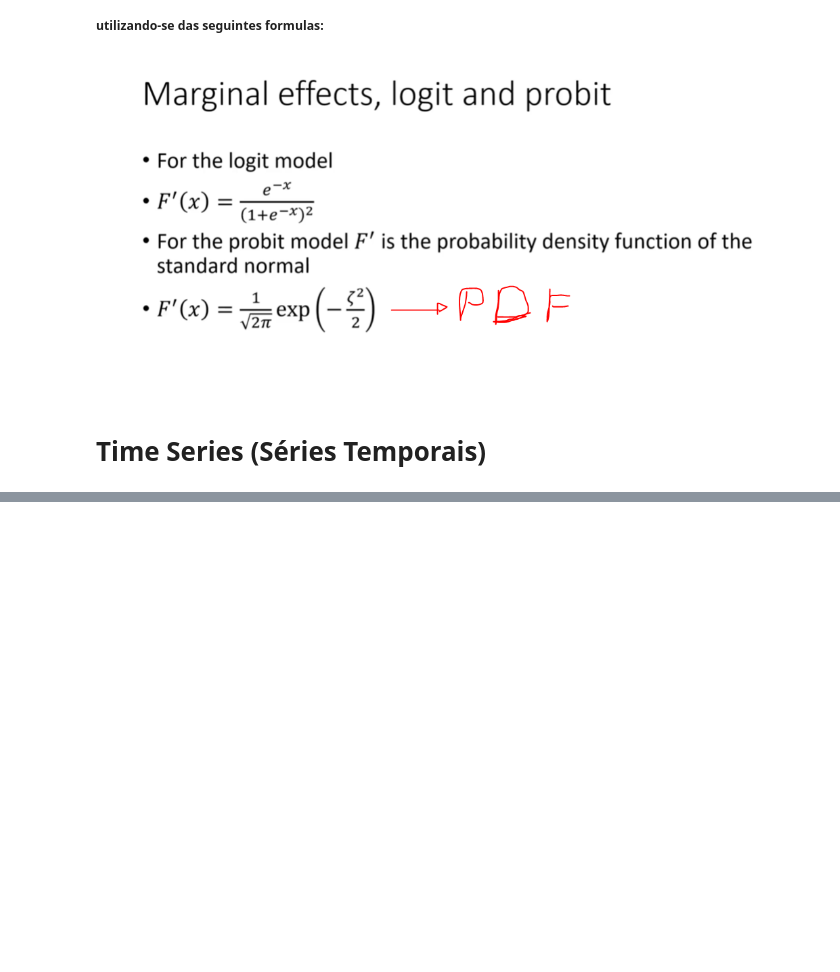
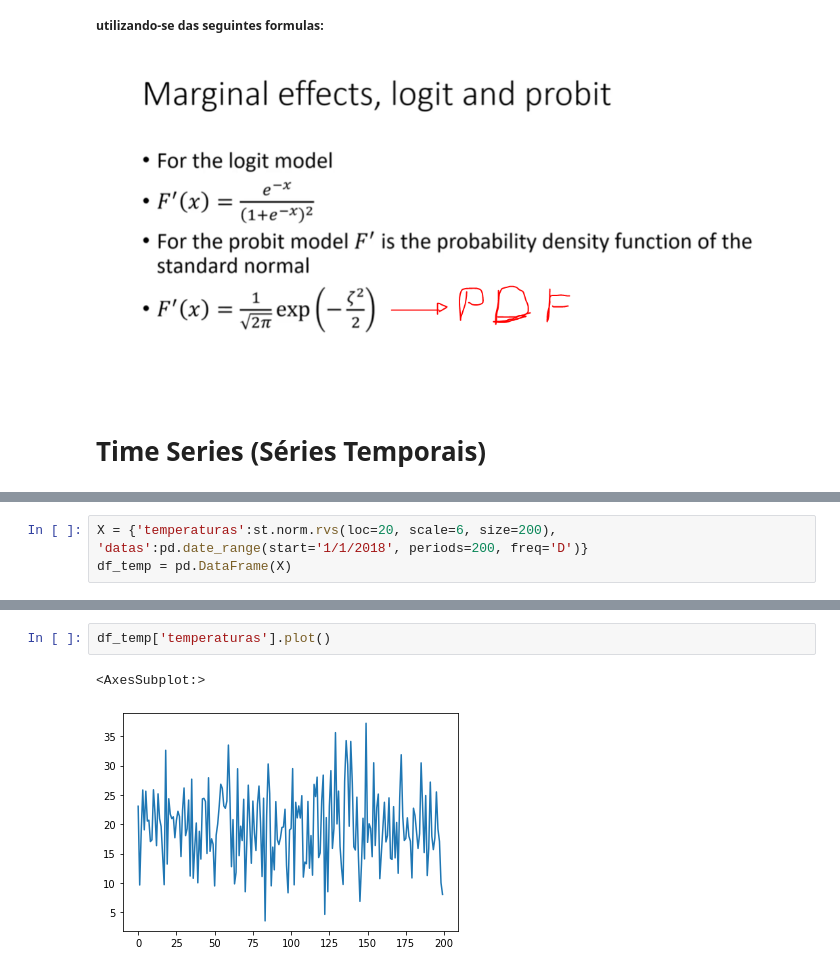
Before and after one commit to Menezes-Gus/Econometrics, a Jupyter notebook: Econometrics.ipynb, the cells around one changed output, grey strips where cells are left out. Saved outputs shown, nothing was run; the diff lists cells and outputs as text; blank space fills up the shorter version.

```diff
--- a/Econometrics.ipynb
+++ b/Econometrics.ipynb
@@ -646,0 +830,3 @@ df_ts
+# %%
+X = {'temperaturas':st.norm.rvs(loc=20, scale=6, size=200), 'datas':pd.date_range(start='1/1/2018', periods=200, freq='D')}
+df_temp = pd.DataFrame(X)
@@ -646,0 +849,5 @@ df_ts
+# %%
+df_temp['temperaturas'].plot()
+# %% [output]
+<AxesSubplot:>
+[figure, added]
```
Also changed, not shown: parts of 45 cells of this notebook.
